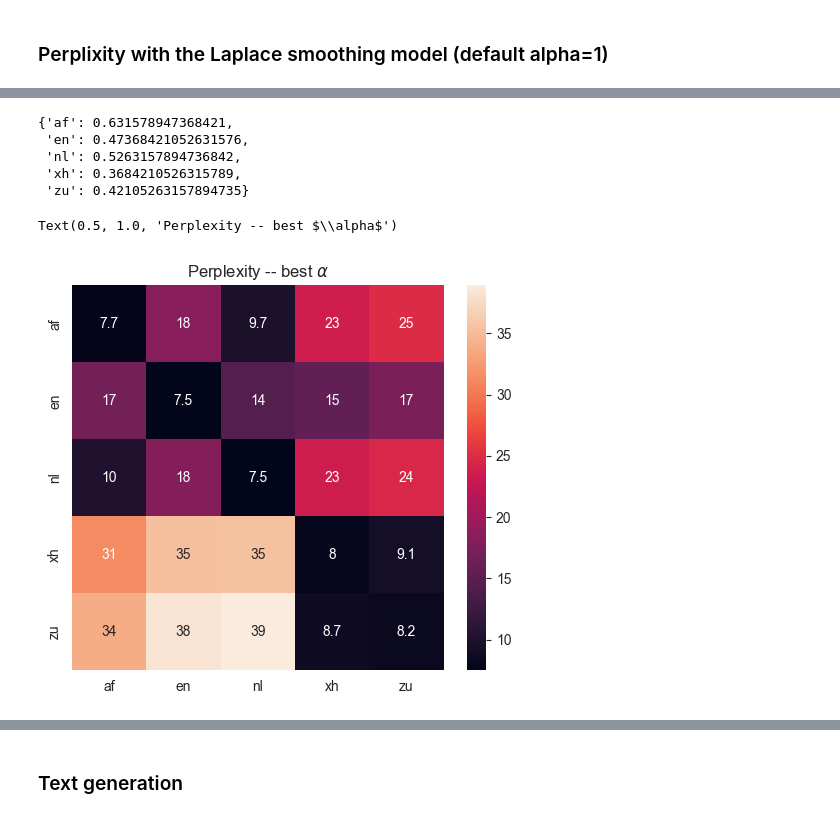
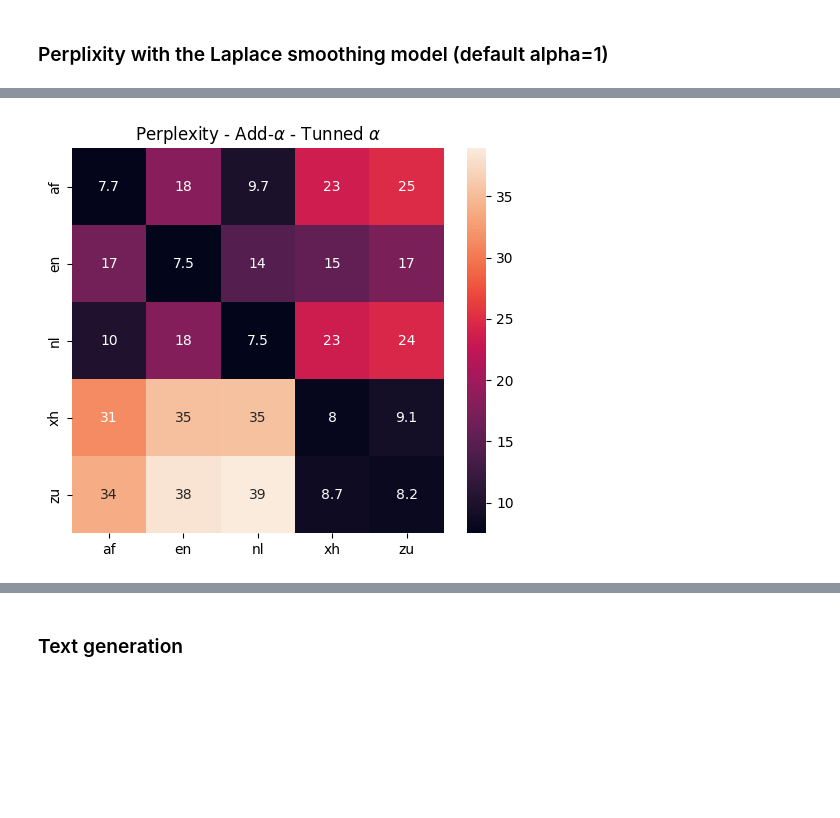
Before and after one commit to Fahazavana/NGramLMs_BPE, a Jupyter notebook: new.ipynb, the cells around one changed output, grey strips where cells are left out. Drawn from its saved outputs; the diff is of its cells as text; code cells hidden in the pictures; blank space fills up the shorter version.

```diff
--- a/new.ipynb
+++ b/new.ipynb
@@ -116,23 +84,10 @@ plt.show()
-# %%
-best_alpha
-# %% [output]
-{'af': 0.631578947368421,
- 'en': 0.47368421052631576,
- 'nl': 0.5263157894736842,
- 'xh': 0.3684210526315789,
- 'zu': 0.42105263157894735}
-# %%
-PPS = np.array([])
-for val_file in val_files:
-    PPS = np.append(PPS, evalModels(models, val_file, best_alpha))
-PPS = PPS.reshape(5, 5)
-labels = categories = [model.name for model in models]
-plt.figure(figsize=(6, 5))
-sns.heatmap(PPS, annot=True)
-plt.xticks(np.arange(len(labels)) + 0.5, labels)
-plt.yticks(np.arange(len(labels)) + 0.5, labels)
-plt.title(r"Perplexity -- best $\alpha$")
-# plt.show()
-# %% [output]
-Text(0.5, 1.0, 'Perplexity -- best $\\alpha$')
-[figure, removed]
+# %%
+default_parameters = {
+    model.name: {
+        'alpha': best_alpha[model.name],
+    } for model in models
+}
+title = r"Perplexity - Add-$\alpha$ - Tunned $\alpha$"
+make_cmf(models, val_files, default_parameters, mode='default', title=title)
+# %% [output]
+[figure, added]
```
Also changed, not shown: parts of 27 cells of this notebook, 3 other files.
